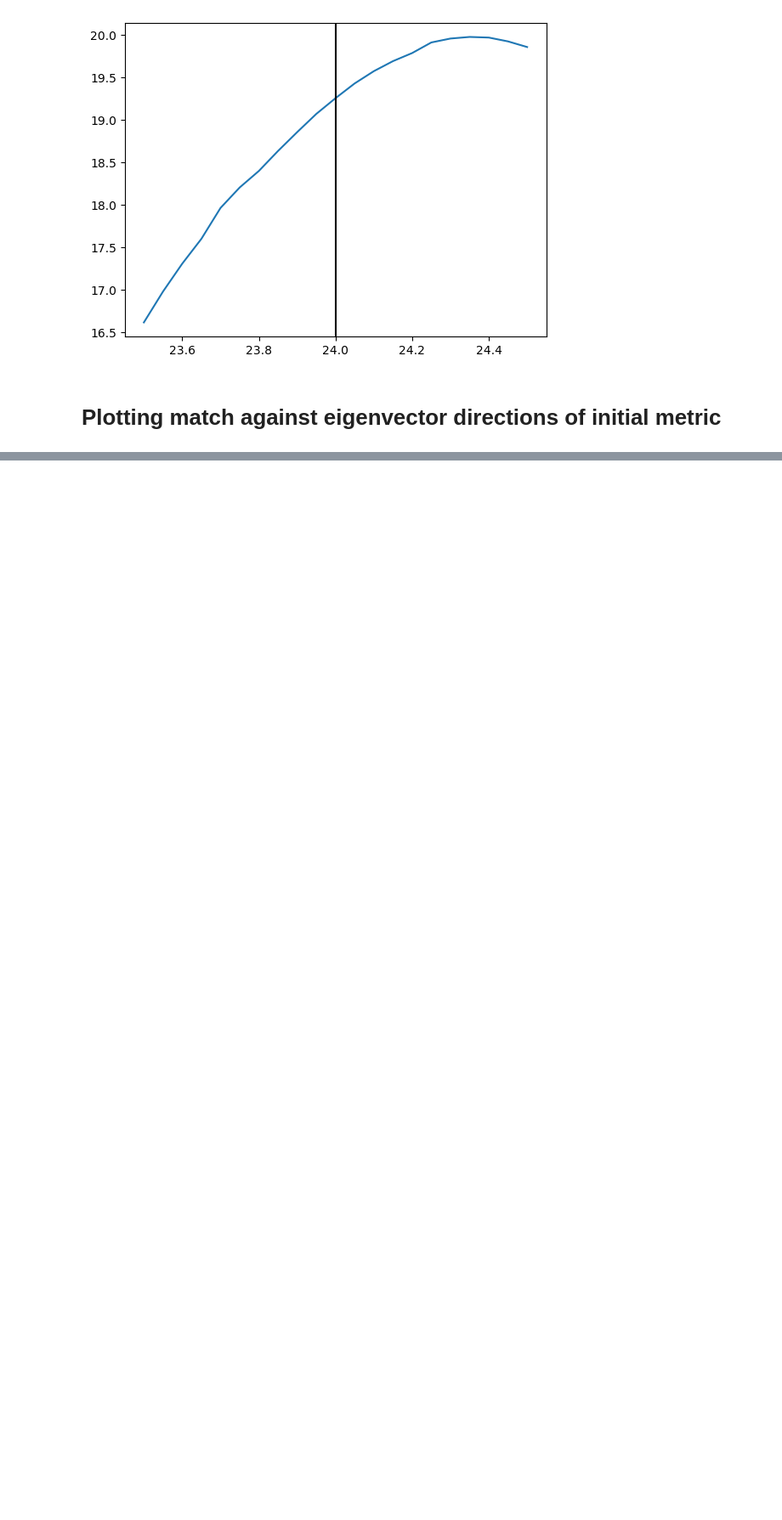
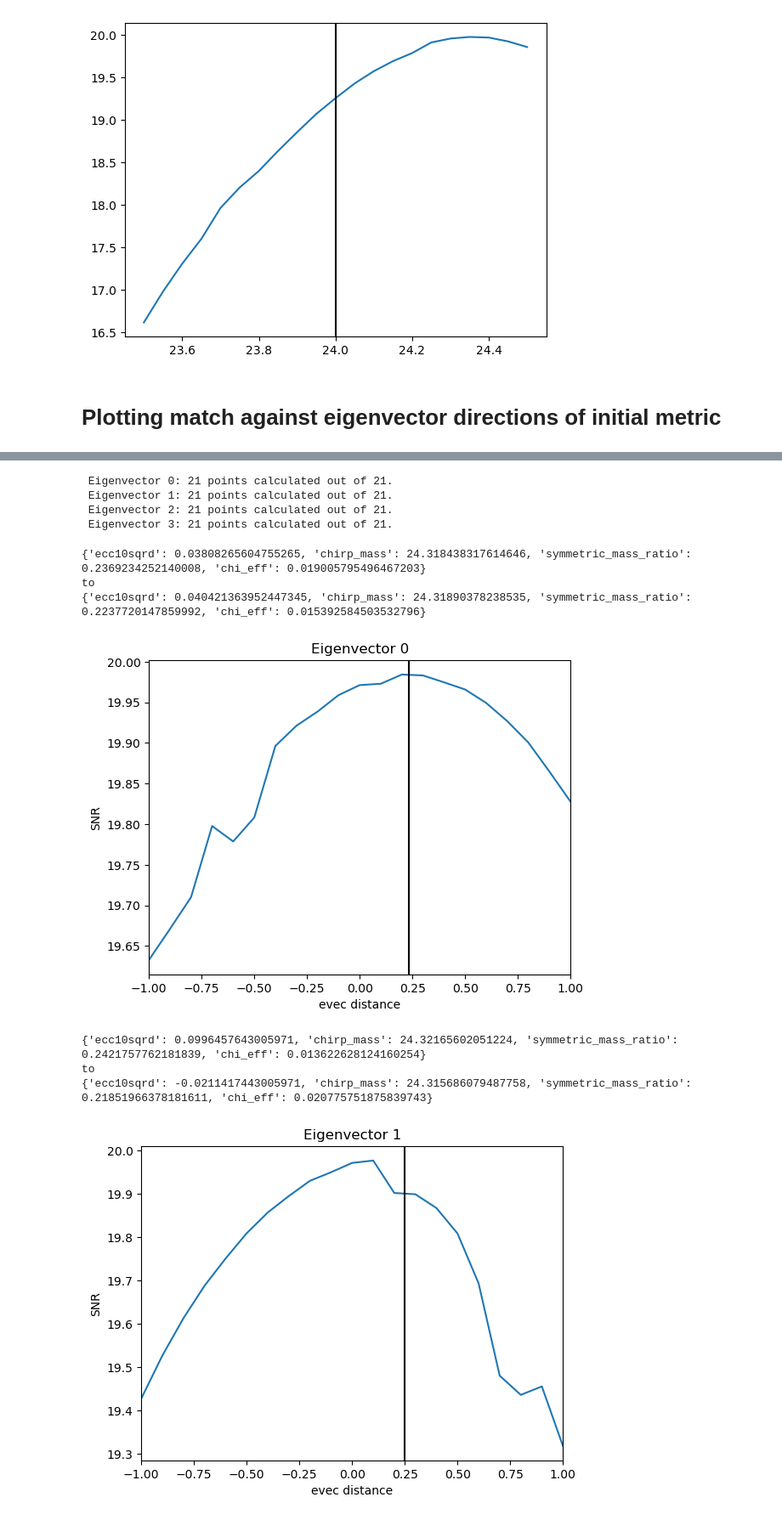
Before and after one commit to BenGPatterson/EccentricBinaries, a Jupyter notebook: notebooks/improving_peak.ipynb, the cells around one changed output, grey strips where cells are left out. Shown at 85% size. Saved outputs shown, nothing was run; the diff lists cells and outputs as text; code cells hidden in the pictures; blank space fills up the shorter version.

```diff
--- a/notebooks/improving_peak.ipynb
+++ b/notebooks/improving_peak.ipynb
@@ -374,0 +462,19 @@ snr_against_evs(initial_metric)
+# %%
+init_guess = {'ecc10sqrd': 0.03925201, 'chirp_mass': 24.31867105, 'symmetric_mass_ratio': 0.23034772, 'chi_eff': 0.01719919}
+peak_snrs, peak_trues, peak_evecs = snr_against_evs(peak_metric, init_guess, true_dict)
+# %% [output]
+ Eigenvector 0: 21 points calculated out of 21.
+ Eigenvector 1: 21 points calculated out of 21.
+ Eigenvector 2: 21 points calculated out of 21.
+ Eigenvector 3: 21 points calculated out of 21.
+# %%
+plot_snr_against_evs(peak_snrs, peak_trues, peak_evecs, init_guess)
+# %% [output]
+{'ecc10sqrd': 0.03808265604755265, 'chirp_mass': 24.318438317614646, 'symmetric_mass_ratio': 0.2369234252140008, 'chi_eff': 0.019005795496467203}
+to
+{'ecc10sqrd': 0.040421363952447345, 'chirp_mass': 24.31890378238535, 'symmetric_mass_ratio': 0.2237720147859992, 'chi_eff': 0.015392584503532796}
+[figure, added]
+{'ecc10sqrd': 0.0996457643005971, 'chirp_mass': 24.32165602051224, 'symmetric_mass_ratio': 0.2421757762181839, 'chi_eff': 0.013622628124160254}
+to
+{'ecc10sqrd': -0.0211417443005971, 'chirp_mass': 24.315686079487758, 'symmetric_mass_ratio': 0.21851966378181611, 'chi_eff': 0.020775751875839743}
+[figure, added]
```
Also changed, not shown: parts of 12 cells of this notebook.
